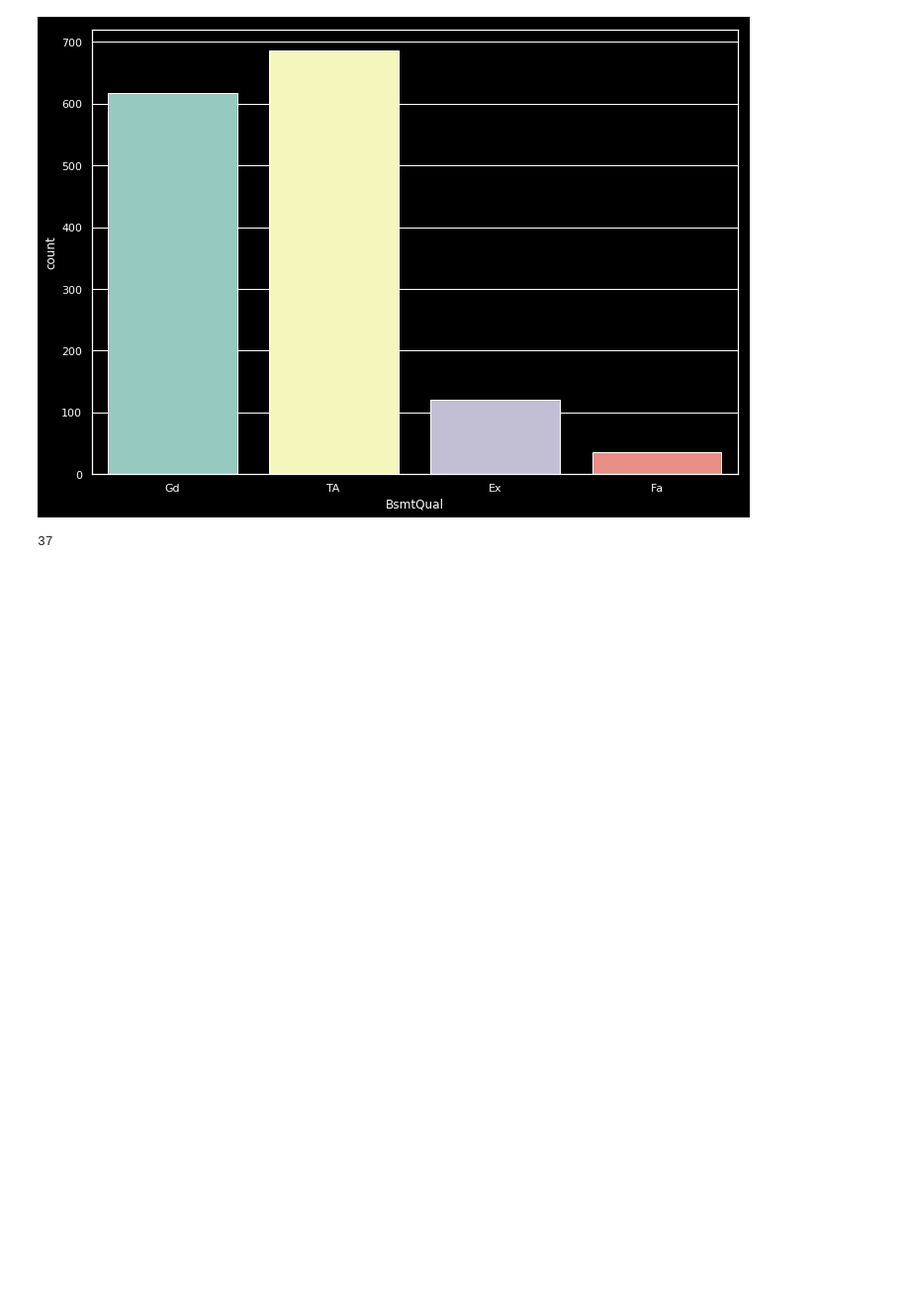
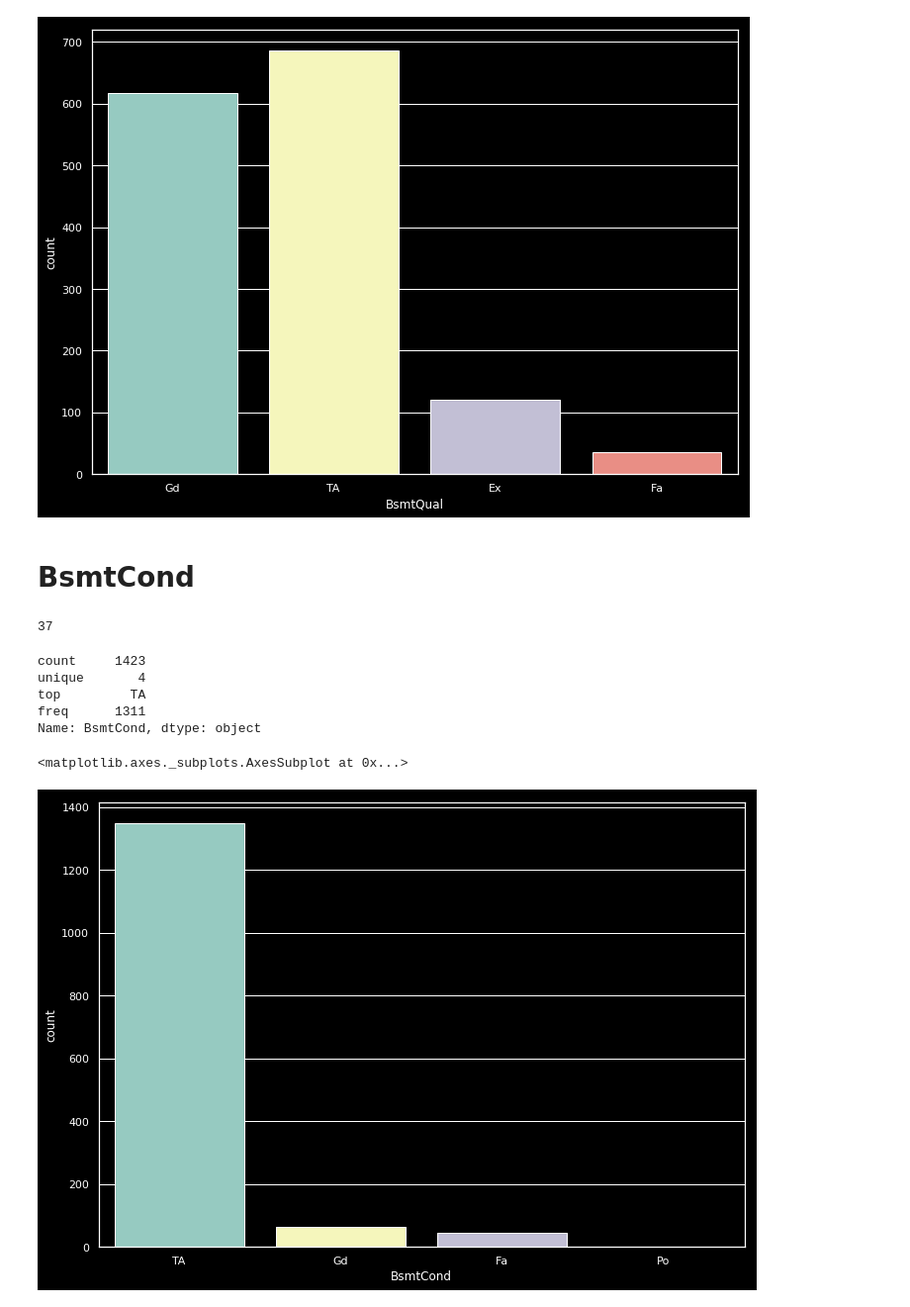
Before and after one commit to JPLAVALLEY/kaggle, a Jupyter notebook: Copy_of_House_Prices_NEW.ipynb, the cells around one changed output. Shown at 99% size. Drawn from its saved outputs; the diff is of its cells as text; code cells hidden in the pictures; blank space fills up the shorter version.

```diff
--- a/Copy_of_House_Prices_NEW.ipynb
+++ b/Copy_of_House_Prices_NEW.ipynb
@@ -210,7 +210,24 @@ sns.countplot(df_train['BsmtQual'])
 # %% [output]
 <matplotlib.axes._subplots.AxesSubplot at 0x...>
 [figure]
+# %% [markdown]
+# BsmtCond
 # %%
 df_train['BsmtCond'].isnull().sum()
 # %% [output]
 37
+# %%
+df_train['BsmtCond'].describe()
+# %% [output]
+count     1423
+unique       4
+top         TA
+freq      1311
+Name: BsmtCond, dtype: object
+# %%
+df_train['BsmtCond'] = df_train['BsmtCond'].fillna(df_train['BsmtCond'].mode()[0])
+# %%
+sns.countplot(df_train['BsmtCond'])
+# %% [output]
+<matplotlib.axes._subplots.AxesSubplot at 0x...>
+[figure, added]
```
Also changed, not shown: parts of 64 cells of this notebook.
